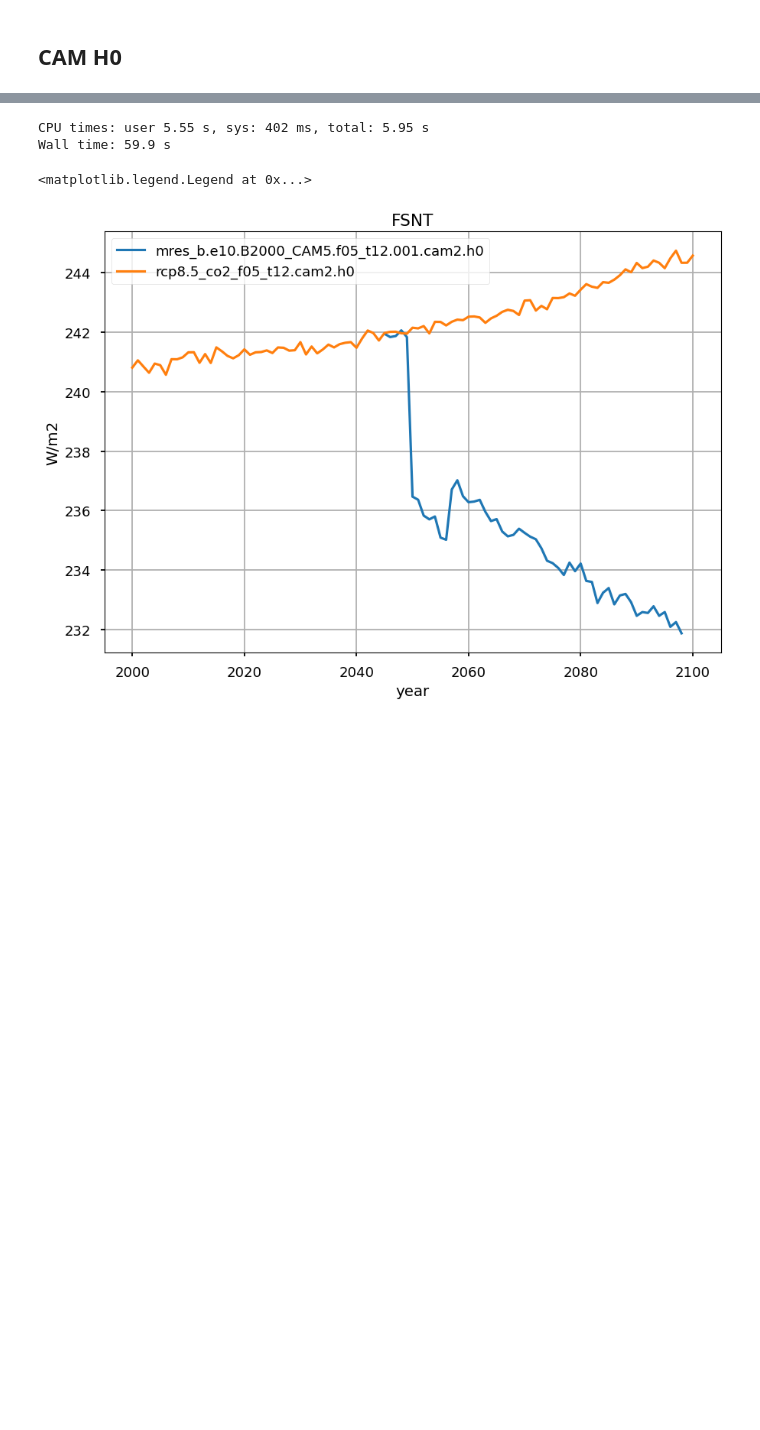
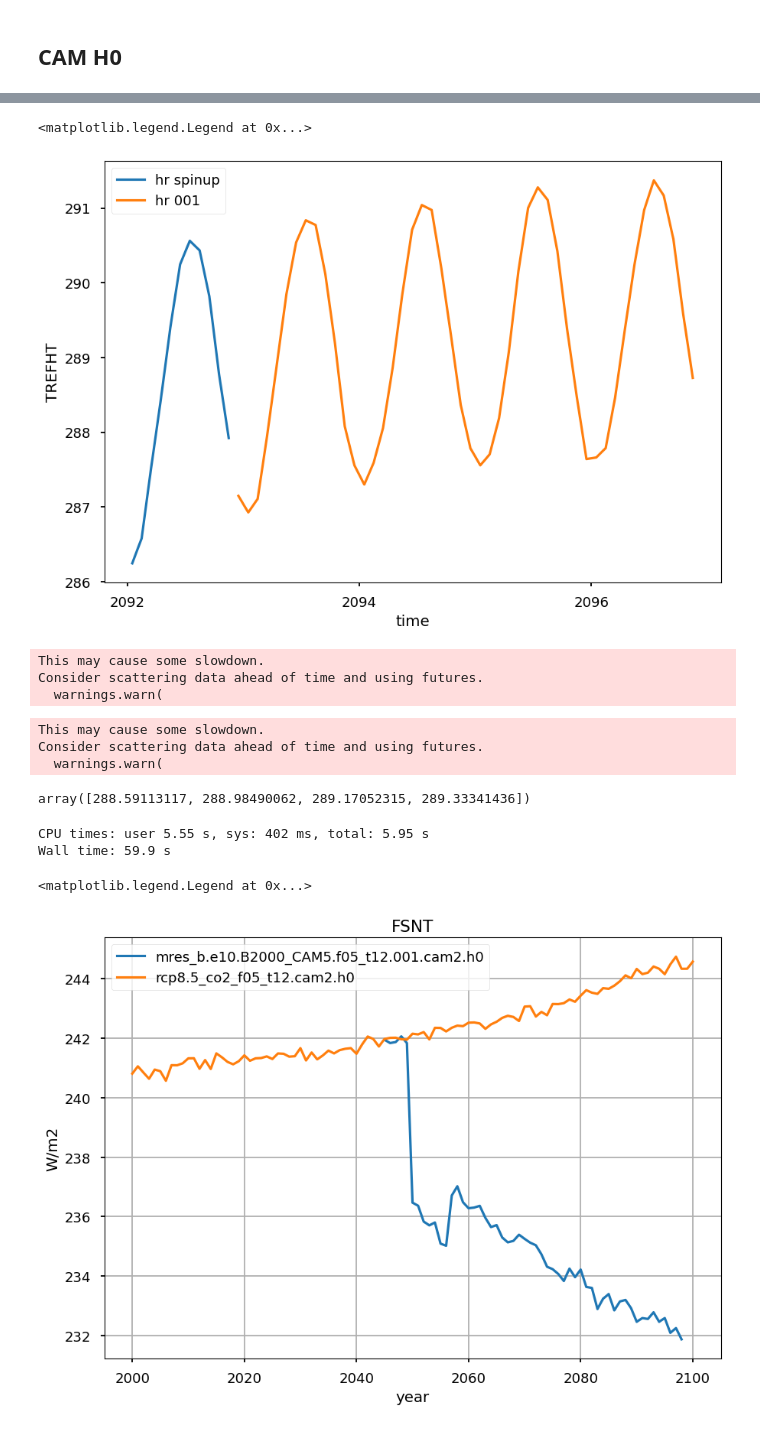
Before and after one commit to JdeJong96/sai-git, a Jupyter notebook: sai/jupyter/hres_check_14aug.ipynb, the cells around one changed output, grey strips where cells are left out. Saved outputs shown, nothing was run; the diff lists cells and outputs as text; code cells hidden in the pictures; blank space fills up the shorter version.

```diff
--- a/sai/jupyter/hres_check_14aug.ipynb
+++ b/sai/jupyter/hres_check_14aug.ipynb
@@ -207,3 +268,23 @@ plt.legend()
+# %%
+wmean(cam['hrs'].TREFHT, cam['hrs'].gw, ('lat','lon')).plot(label='hr spinup')
+wmean(cam['hr1'].TREFHT, cam['hr1'].gw, ('lat','lon')).plot(label='hr 001')
+plt.legend()
+# %% [output]
+<matplotlib.legend.Legend at 0x...>
+[figure, added]
+# %%
+TREFHT001 = xr.merge((cam['hrs'].TREFHT, cam['hr1'].TREFHT, cam['hrs'].gw, cam['hr1'].gw))
+# %% [output]
+This may cause some slowdown.
+Consider scattering data ahead of time and using futures.
+  warnings.warn(
+# %%
+wmean(TREFHT001.TREFHT, TREFHT001.gw, ('lat', 'lon')).sel(time=slice('2092','2095')).groupby('time.year').mean().values
+# %% [output]
+This may cause some slowdown.
+Consider scattering data ahead of time and using futures.
+  warnings.warn(
+array([288.59113117, 288.98490062, 289.17052315, 289.33341436])
 # %%
 %%time
 VAR = 'FSNT'
```
Also changed, not shown: parts of 9 cells of this notebook.
